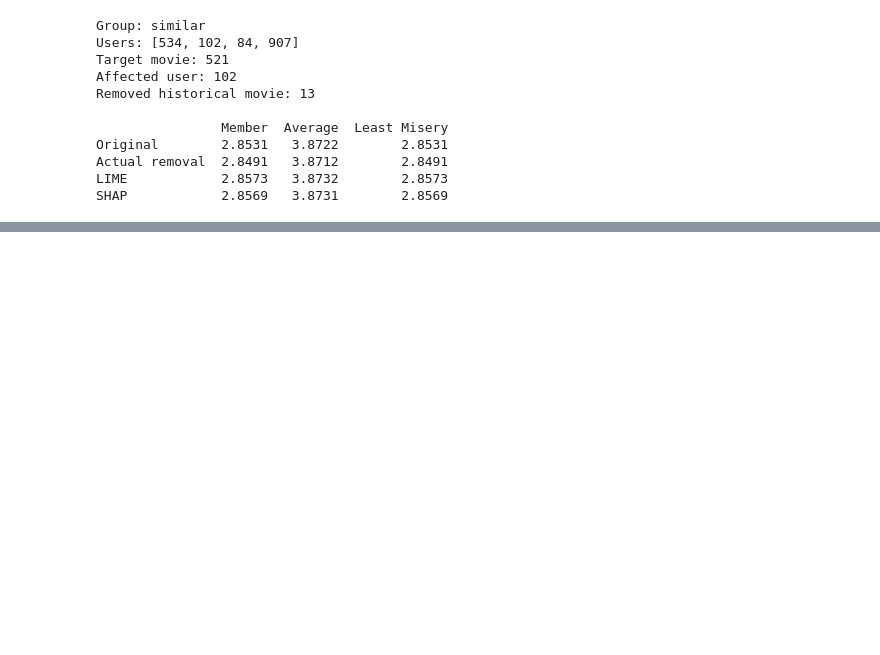
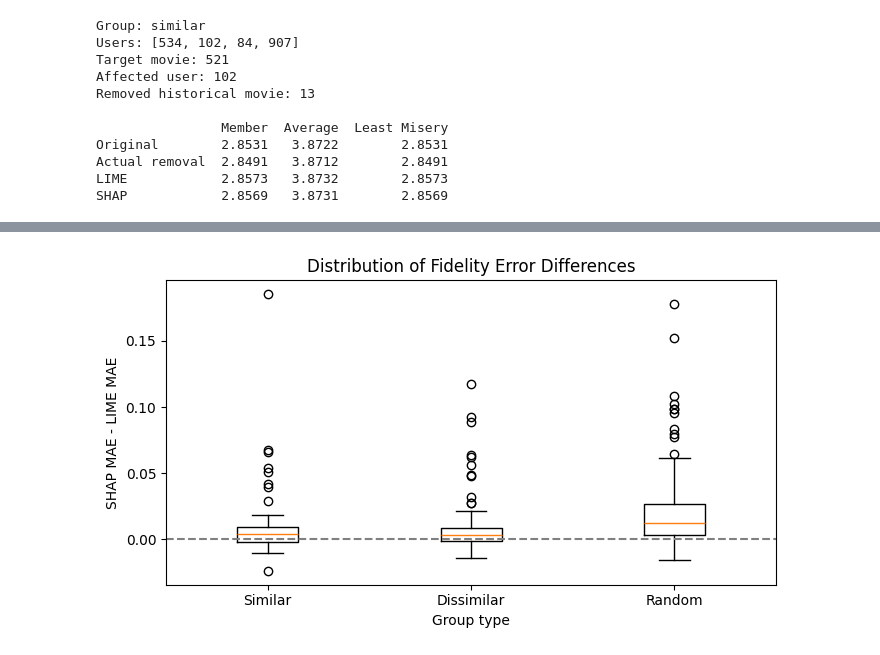
Before and after one commit to AntreasIl/XAI_GRS_LIME_SHAP, a Jupyter notebook: notebooks/experiments.ipynb, the cells around one changed output, grey strips where cells are left out. Saved outputs shown, nothing was run; the diff lists cells and outputs as text; code cells hidden in the pictures; blank space fills up the shorter version.

```diff
--- a/notebooks/experiments.ipynb
+++ b/notebooks/experiments.ipynb
@@ -1781,0 +1813,33 @@ show_group_case("dissimilar", "highest")
+# %%
+
+import pandas as pd
+import matplotlib.pyplot as plt
+
+# Load saved group-level results
+df = pd.read_csv(
+    "../results/full_group_mean_individual_fidelity.csv"
+)
+
+# Positive difference means LIME has lower error
+df["difference"] = df["shap_mae"] - df["lime_mae"]
+
+# Separate the three group types
+group_types = ["similar", "dissimilar", "random"]
+
+data = [
+    df[df["group_type"] == group]["difference"]
+    for group in group_types
+]
+
+# Create boxplot
+plt.figure(figsize=(7, 4))
+plt.boxplot(data, labels=["Similar", "Dissimilar", "Random"])
+plt.axhline(0, color="gray", linestyle="--")
+plt.ylabel("SHAP MAE - LIME MAE")
+plt.xlabel("Group type")
+plt.title("Distribution of Fidelity Error Differences")
+plt.tight_layout()
+plt.savefig("../results/fidelity_distribution.png", dpi=300)
+plt.show()
+# %% [output]
+[figure, added]
```
Also changed, not shown: parts of 9 cells of this notebook.
